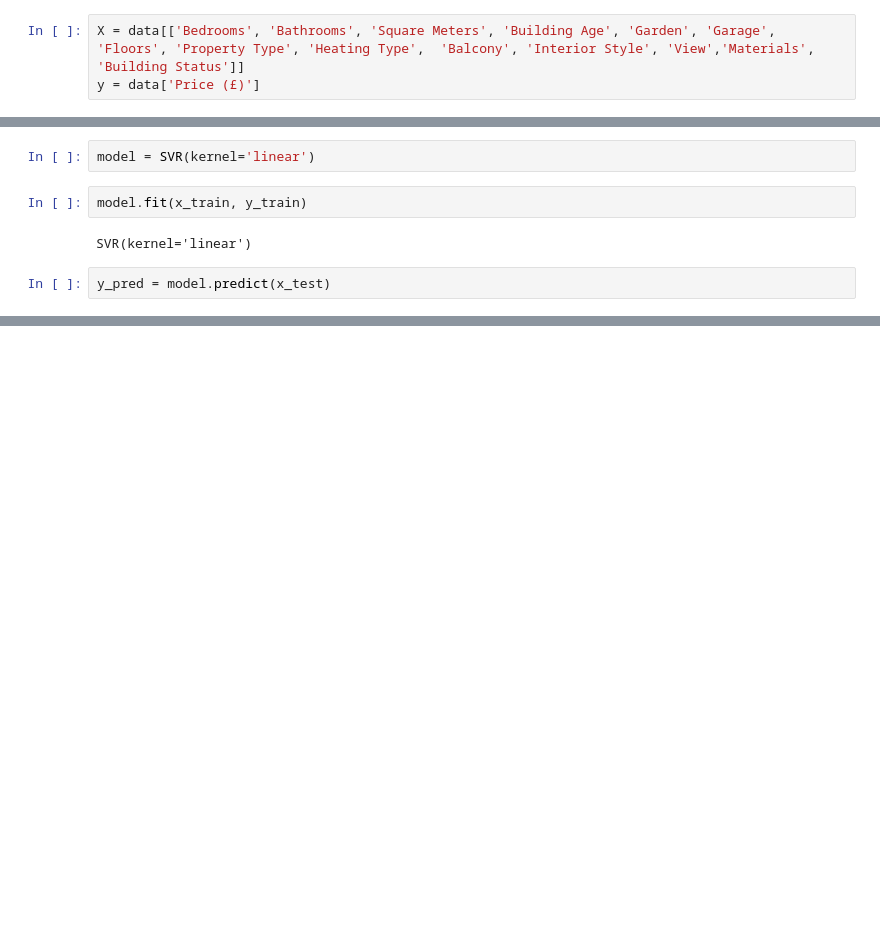
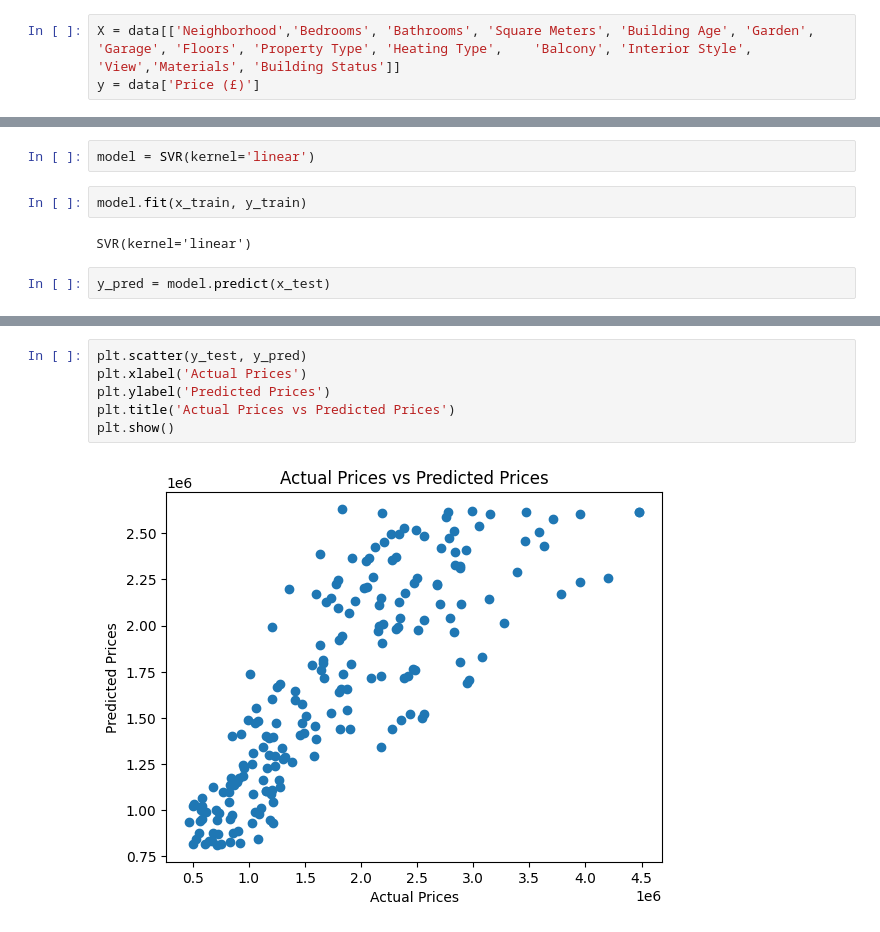
Before and after one commit to animesh7780/Python, a Jupyter notebook: Machine Learning/Projects/London House Prediction/model.ipynb, the cells around one changed output, grey strips where cells are left out. Drawn from its saved outputs; the diff is of its cells as text; blank space fills up the shorter version.

```diff
--- a/Machine Learning/Projects/London House Prediction/model.ipynb
+++ b/Machine Learning/Projects/London House Prediction/model.ipynb
@@ -56,5 +57,5 @@ data.head()
 # %%
-X = data[['Bedrooms', 'Bathrooms', 'Square Meters', 'Building Age', 'Garden', 'Garage', 'Floors', 'Property Type', 'Heating Type',	'Balcony', 'Interior Style', 'View','Materials', 'Building Status']]
+X = data[['Neighborhood','Bedrooms', 'Bathrooms', 'Square Meters', 'Building Age', 'Garden', 'Garage', 'Floors', 'Property Type', 'Heating Type',	'Balcony', 'Interior Style', 'View','Materials', 'Building Status']]
 y = data['Price (£)']
 # %%
 x_train, x_test, y_train, y_test = train_test_split(X, y, test_size=0.2, random_state=0)
@@ -73,0 +75,8 @@ print(model.predict(custom_data))
+# %%
+plt.scatter(y_test, y_pred)
+plt.xlabel('Actual Prices')
+plt.ylabel('Predicted Prices')
+plt.title('Actual Prices vs Predicted Prices')
+plt.show()
+# %% [output]
+[figure, added]
```
Also changed, not shown: parts of 4 cells of this notebook.
